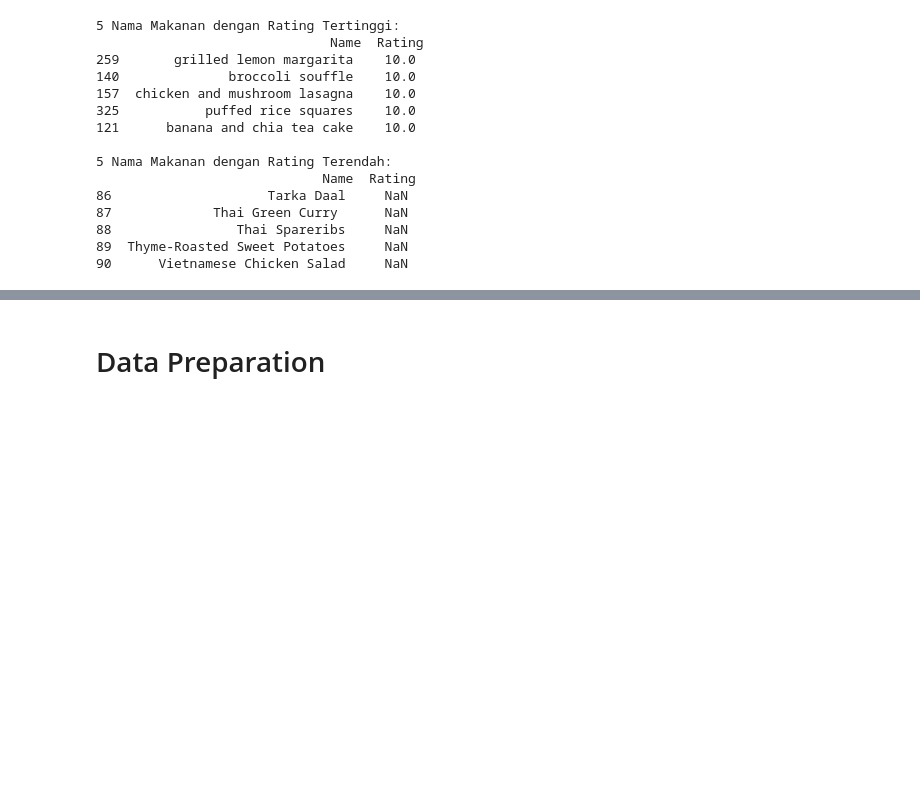
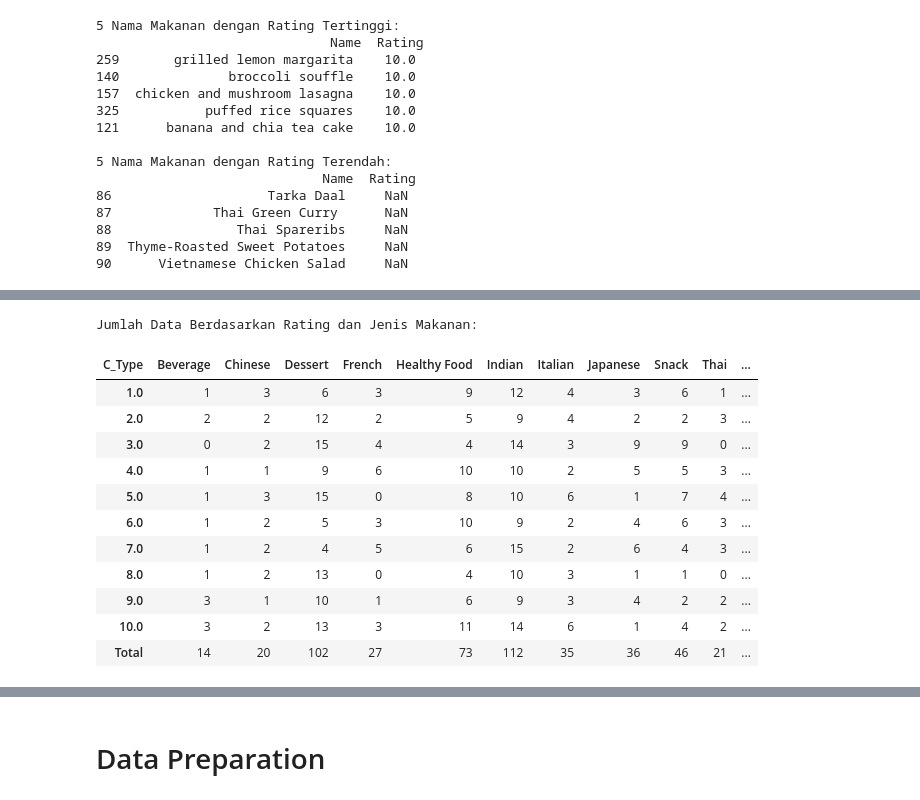
Before and after one commit to novianto13/Proyek-akhir-ML-Terapan, a Jupyter notebook: Proyek_akhir_ML_Terapan_Novianto.ipynb, the cells around one changed output, grey strips where cells are left out. Saved outputs shown, nothing was run; the diff lists cells and outputs as text; code cells hidden in the pictures; blank space fills up the shorter version.

```diff
--- a/Proyek_akhir_ML_Terapan_Novianto.ipynb
+++ b/Proyek_akhir_ML_Terapan_Novianto.ipynb
@@ -246,0 +290,35 @@ print("\n5 Nama Makanan dengan Rating Terendah:\n", bottom_5_foods)
+# %%
+# manampilkan tabel rating dan jenis makanan
+
+# Kelompokkan data dan hitung jumlah data
+rating_food_counts = food_rating.groupby(['Rating', 'C_Type']).size().unstack(fill_value=0)
+
+# Hitung total per kolom
+total_per_column = rating_food_counts.sum()
+
+# Buat baris baru untuk total
+total_row = pd.DataFrame(data=[total_per_column.values], columns=total_per_column.index, index=['Total'])
+
+# Gabungkan baris total dengan DataFrame asli
+rating_food_counts = pd.concat([rating_food_counts, total_row])
+
+# Hitung total per baris dan tambahkan kolom 'Jumlah'
+rating_food_counts['Jumlah'] = rating_food_counts.sum(axis=1)
+
+# Tampilkan tabel
+print("Jumlah Data Berdasarkan Rating dan Jenis Makanan:")
+display(rating_food_counts)
+# %% [output]
+Jumlah Data Berdasarkan Rating dan Jenis Makanan:
+| C_Type | Beverage | Chinese | Dessert | French | Healthy Food | Indian | Italian | Japanese | Snack | Thai | ... |
+| 1.0 | 1 | 3 | 6 | 3 | 9 | 12 | 4 | 3 | 6 | 1 | ... |
+| 2.0 | 2 | 2 | 12 | 2 | 5 | 9 | 4 | 2 | 2 | 3 | ... |
+| 3.0 | 0 | 2 | 15 | 4 | 4 | 14 | 3 | 9 | 9 | 0 | ... |
+| 4.0 | 1 | 1 | 9 | 6 | 10 | 10 | 2 | 5 | 5 | 3 | ... |
+| 5.0 | 1 | 3 | 15 | 0 | 8 | 10 | 6 | 1 | 7 | 4 | ... |
+| 6.0 | 1 | 2 | 5 | 3 | 10 | 9 | 2 | 4 | 6 | 3 | ... |
+| 7.0 | 1 | 2 | 4 | 5 | 6 | 15 | 2 | 6 | 4 | 3 | ... |
+| 8.0 | 1 | 2 | 13 | 0 | 4 | 10 | 3 | 1 | 1 | 0 | ... |
+| 9.0 | 3 | 1 | 10 | 1 | 6 | 9 | 3 | 4 | 2 | 2 | ... |
+| 10.0 | 3 | 2 | 13 | 3 | 11 | 14 | 6 | 1 | 4 | 2 | ... |
+| Total | 14 | 20 | 102 | 27 | 73 | 112 | 35 | 36 | 46 | 21 | ... |
```
Also changed, not shown: parts of 11 cells of this notebook.
